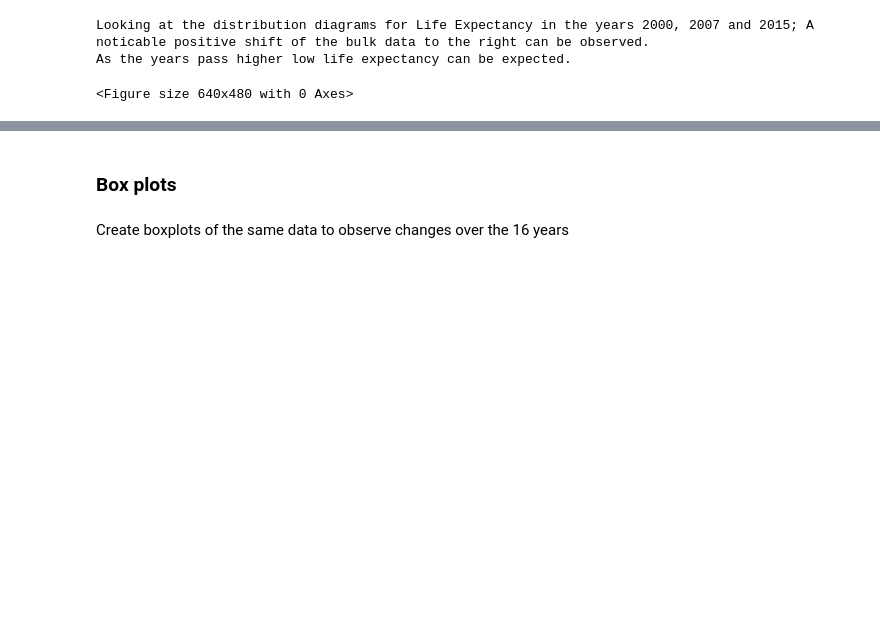
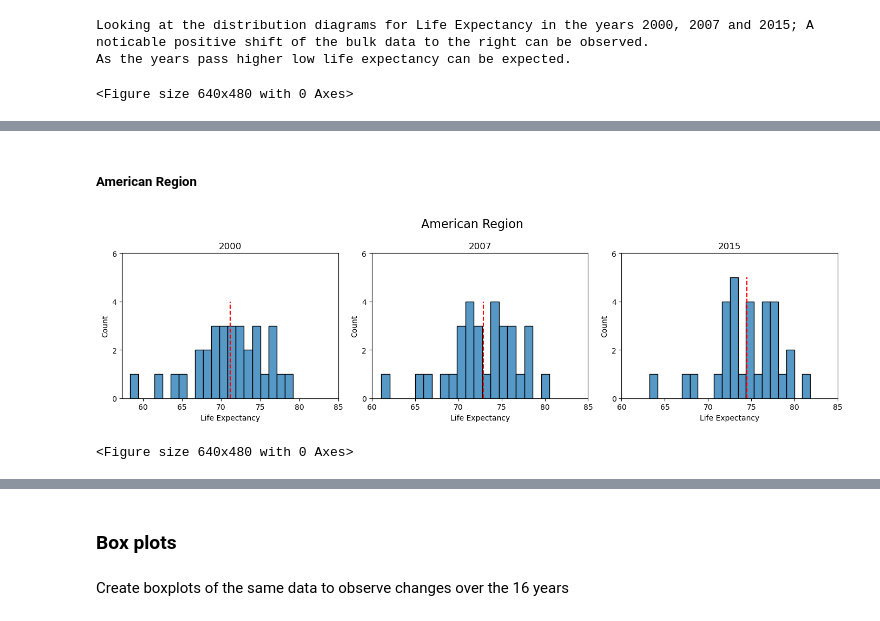
Before and after one commit to WVDevCode/Life_Expectancy_and_GDP, a Jupyter notebook: Notebooks/descriptive_analysis.ipynb, the cells around one changed output, grey strips where cells are left out. Cells and saved outputs as stored; diff of their text form; code cells hidden in the pictures; blank space fills up the shorter version.

```diff
--- a/Notebooks/descriptive_analysis.ipynb
+++ b/Notebooks/descriptive_analysis.ipynb
@@ -151,0 +237,43 @@ As the years pass higher low life expectancy can be expected.
+# %% [markdown]
+##### American Region
+# %%
+year_2000_life_exp_america = american_region['life_expectancy'][american_region['year'] == 2000]
+year_2000_life_exp_america_mean = np.mean(american_region['life_expectancy'][american_region['year'] == 2000])
+year_2007_life_exp_america = american_region['life_expectancy'][american_region['year'] == 2007]
+year_2007_life_exp_america_mean = np.mean(american_region['life_expectancy'][american_region['year'] == 2007])
+year_2015_life_exp_america = american_region['life_expectancy'][american_region['year'] == 2015]
+year_2015_life_exp_america_mean = np.mean(american_region['life_expectancy'][american_region['year'] == 2015])
+
+fig, ax = plt.subplots(1, 3, figsize= (14, 4))
+fig.suptitle('American Region', fontsize = 16)
+
+sns.histplot(data=year_2000_life_exp_america,  bins=20, ax=ax[0])
+ax[0].set_title('2000')
+ax[0].vlines(year_2000_life_exp_america_mean, 0, 4, colors='red', linestyles='--')
+ax[0].set_xlabel('Life Expectancy')
+ax[0].set_xlim()
+ax[0].set_xticks(range(60, 86, 5))
+ax[0].set_yticks(range(0, 7, 2))
+
+sns.histplot(list(year_2007_life_exp_america), bins=20, ax=ax[1])
+ax[1].vlines(year_2007_life_exp_america_mean, 0, 4, colors='red', linestyles='--')
+ax[1].set_title('2007')
+ax[1].set_xlabel('Life Expectancy')
+ax[1].set_xlim()
+ax[1].set_xticks(range(60, 86, 5))
+ax[1].set_yticks(range(0, 7, 2))
+
+sns.histplot(list(year_2015_life_exp_america), bins=20, ax=ax[2])
+ax[2].vlines(year_2015_life_exp_america_mean, 0, 5, colors='red', linestyles='--')
+ax[2].set_title('2015')
+ax[2].set_xlabel('Life Expectancy')
+ax[2].set_xlim()
+ax[2].set_xticks(range(60, 86, 5))
+ax[2].set_yticks(range(0, 7, 2))
+
+plt.tight_layout()
+plt.show()
+plt.clf()
+# %% [output]
+[figure, added]
+<Figure size 640x480 with 0 Axes>
```
Also changed, not shown: parts of 27 cells of this notebook, 39 other files.
